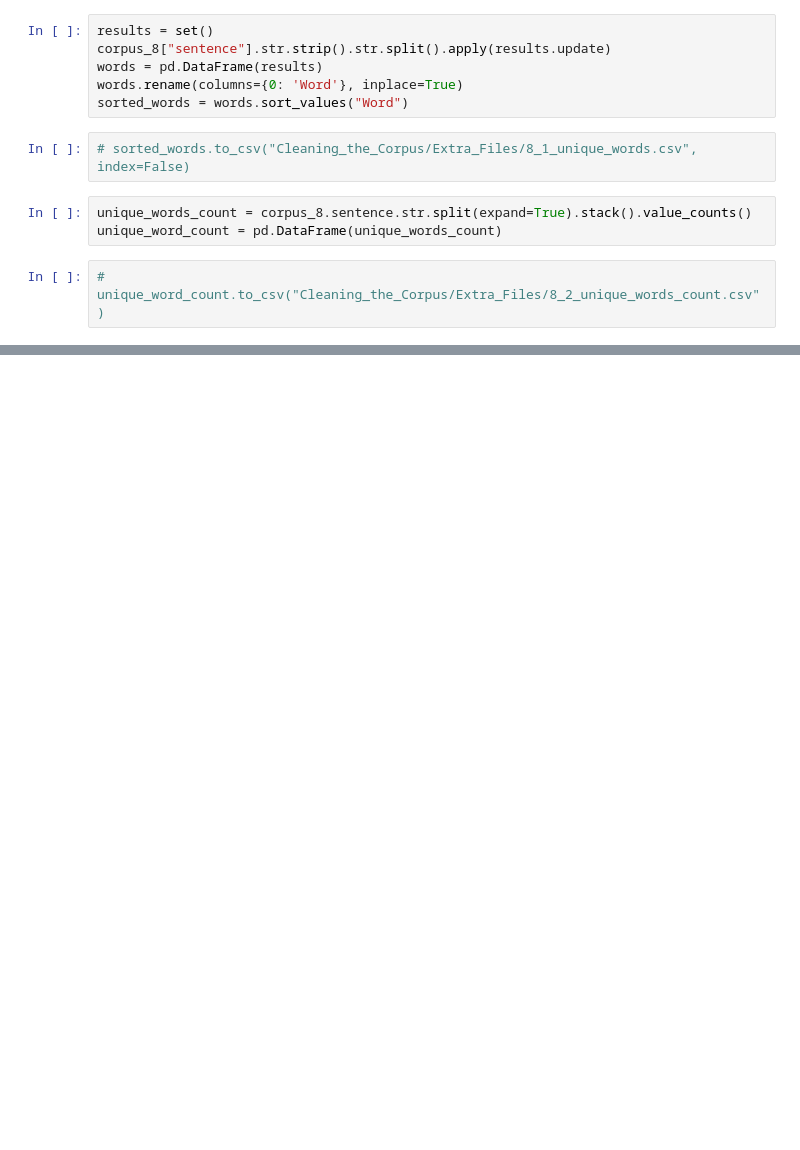
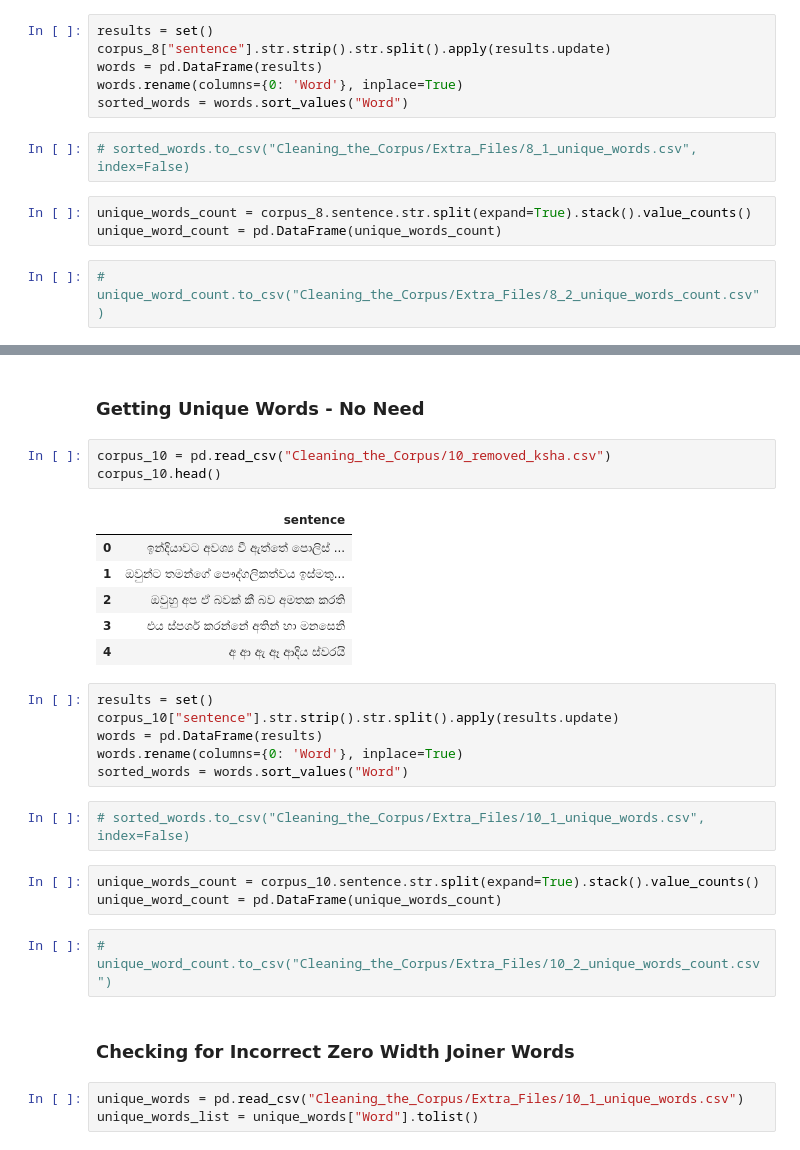
Before and after one commit to SinSpeech-Development/Kalaya-Text-Corpus, a Jupyter notebook: Cleaning the Text Corpus.ipynb, the cells around one changed output, grey strips where cells are left out. Cells and saved outputs as stored; diff of their text form; blank space fills up the shorter version.

```diff
--- a/Cleaning the Text Corpus.ipynb
+++ b/Cleaning the Text Corpus.ipynb
@@ -167,0 +269,30 @@ unique_word_count = pd.DataFrame(unique_words_count)
+# %% [markdown]
+### Getting Unique Words - No Need
+# %%
+corpus_10 = pd.read_csv("Cleaning_the_Corpus/10_removed_ksha.csv")
+corpus_10.head()
+# %% [output]
+|  | sentence |
+| 0 | ඉන්දියාවට අවශ්‍ය වී ඇත්තේ පොලිස් ... |
+| 1 | ඔවුන්ට තමන්ගේ පෞද්ගලිකත්වය ඉස්මතු... |
+| 2 | ඔවුහු අප ඒ බවක් කී බව අමතක කරති |
+| 3 | එය ස්පර්ශ කරන්නේ අතින් හා මනසෙනි |
+| 4 | අ ආ ඇ ඈ ආදිය ස්වරයි |
+# %%
+results = set()
+corpus_10["sentence"].str.strip().str.split().apply(results.update)
+words = pd.DataFrame(results)
+words.rename(columns={0: 'Word'}, inplace=True)
+sorted_words = words.sort_values("Word")
+# %%
+# sorted_words.to_csv("Cleaning_the_Corpus/Extra_Files/10_1_unique_words.csv", index=False)
+# %%
+unique_words_count = corpus_10.sentence.str.split(expand=True).stack().value_counts()
+unique_word_count = pd.DataFrame(unique_words_count)
+# %%
+# unique_word_count.to_csv("Cleaning_the_Corpus/Extra_Files/10_2_unique_words_count.csv")
+# %% [markdown]
+### Checking for Incorrect Zero Width Joiner Words
+# %%
+unique_words = pd.read_csv("Cleaning_the_Corpus/Extra_Files/10_1_unique_words.csv")
+unique_words_list = unique_words["Word"].tolist()
```
Also changed, not shown: parts of 33 cells of this notebook, 11 other files.
